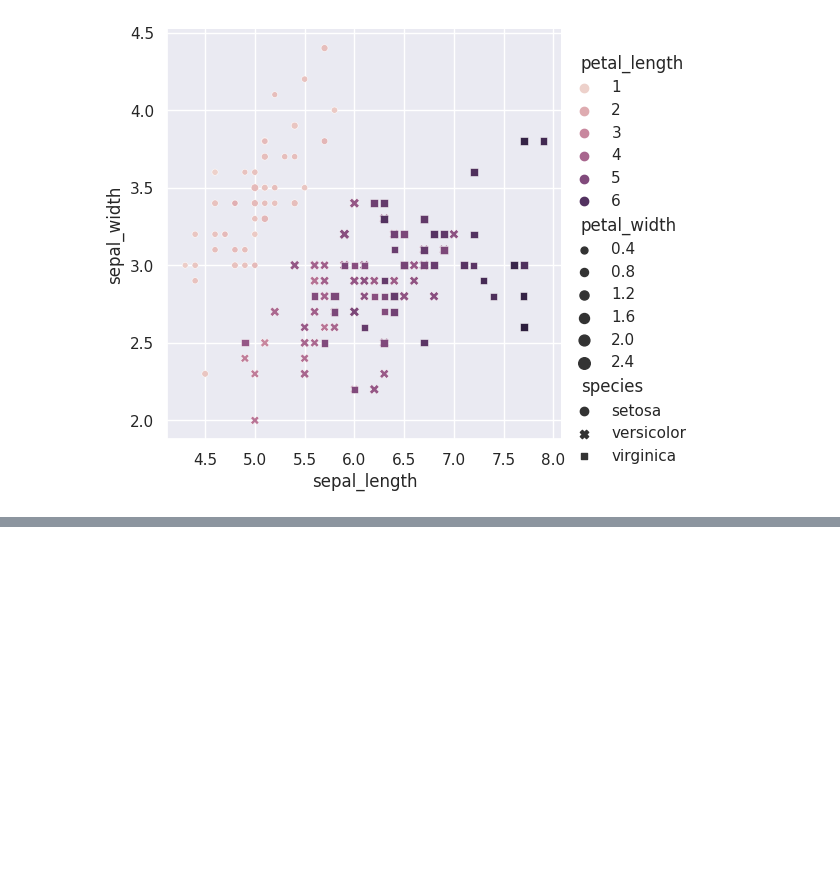
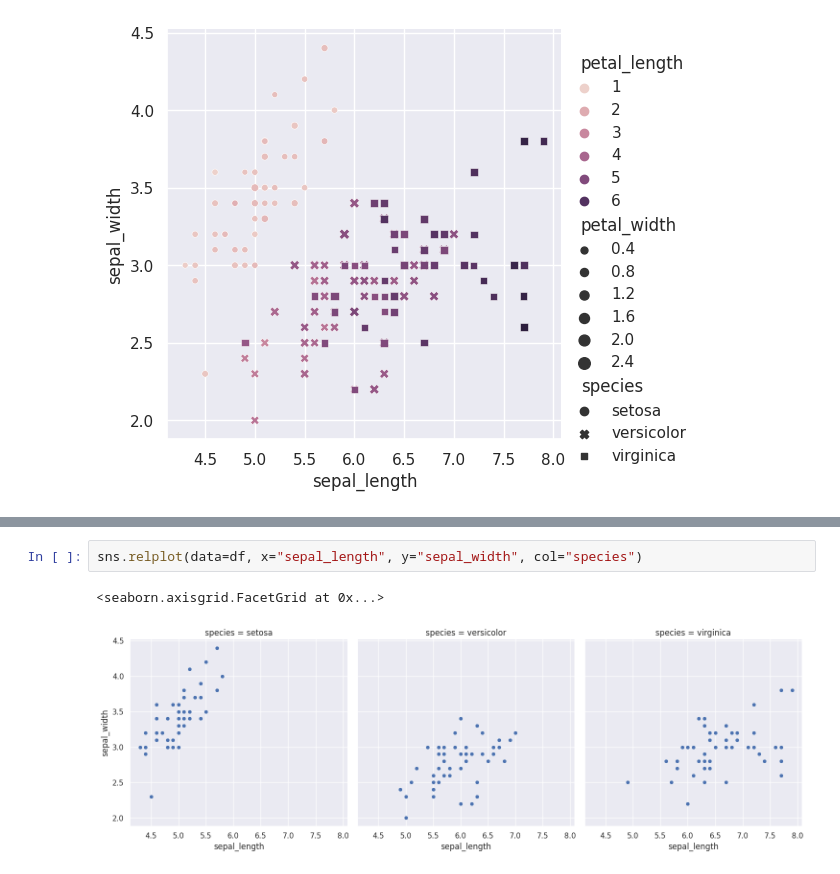
Before and after one commit to ravibotkar/mycode, a Jupyter notebook: learningseaborn2.ipynb, the cells around one changed output, grey strips where cells are left out. Saved outputs shown, nothing was run; the diff lists cells and outputs as text; blank space fills up the shorter version.

Commit message:
seaborn multivariable

```diff
--- a/learningseaborn2.ipynb
+++ b/learningseaborn2.ipynb
@@ -65,0 +78,5 @@ plt.show()
+# %%
+sns.relplot(data=df, x="sepal_length", y="sepal_width", col="species")
+# %% [output]
+<seaborn.axisgrid.FacetGrid at 0x...>
+[figure, added]
```
Also changed, not shown: parts of 10 cells of this notebook, 1 other file.
